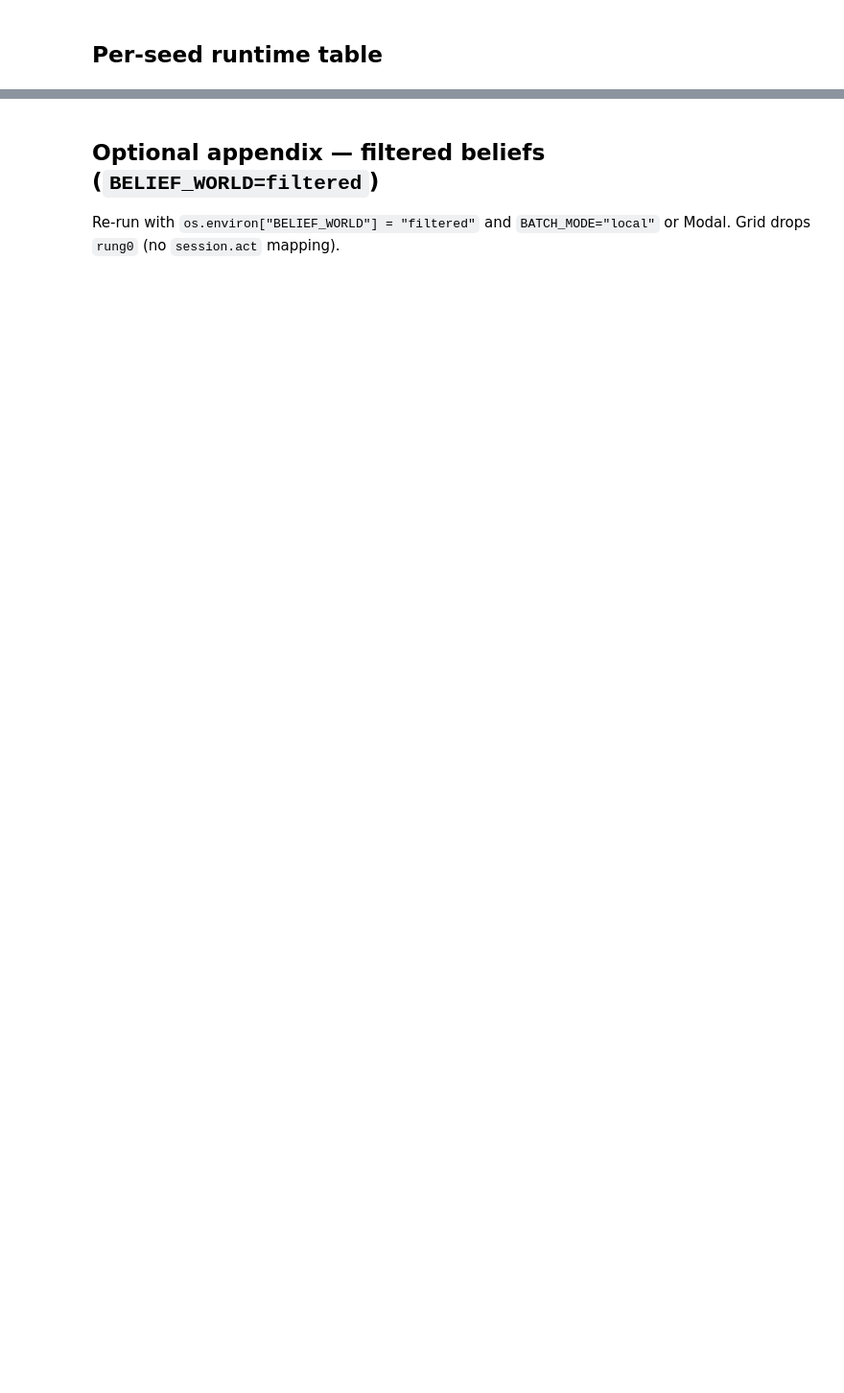
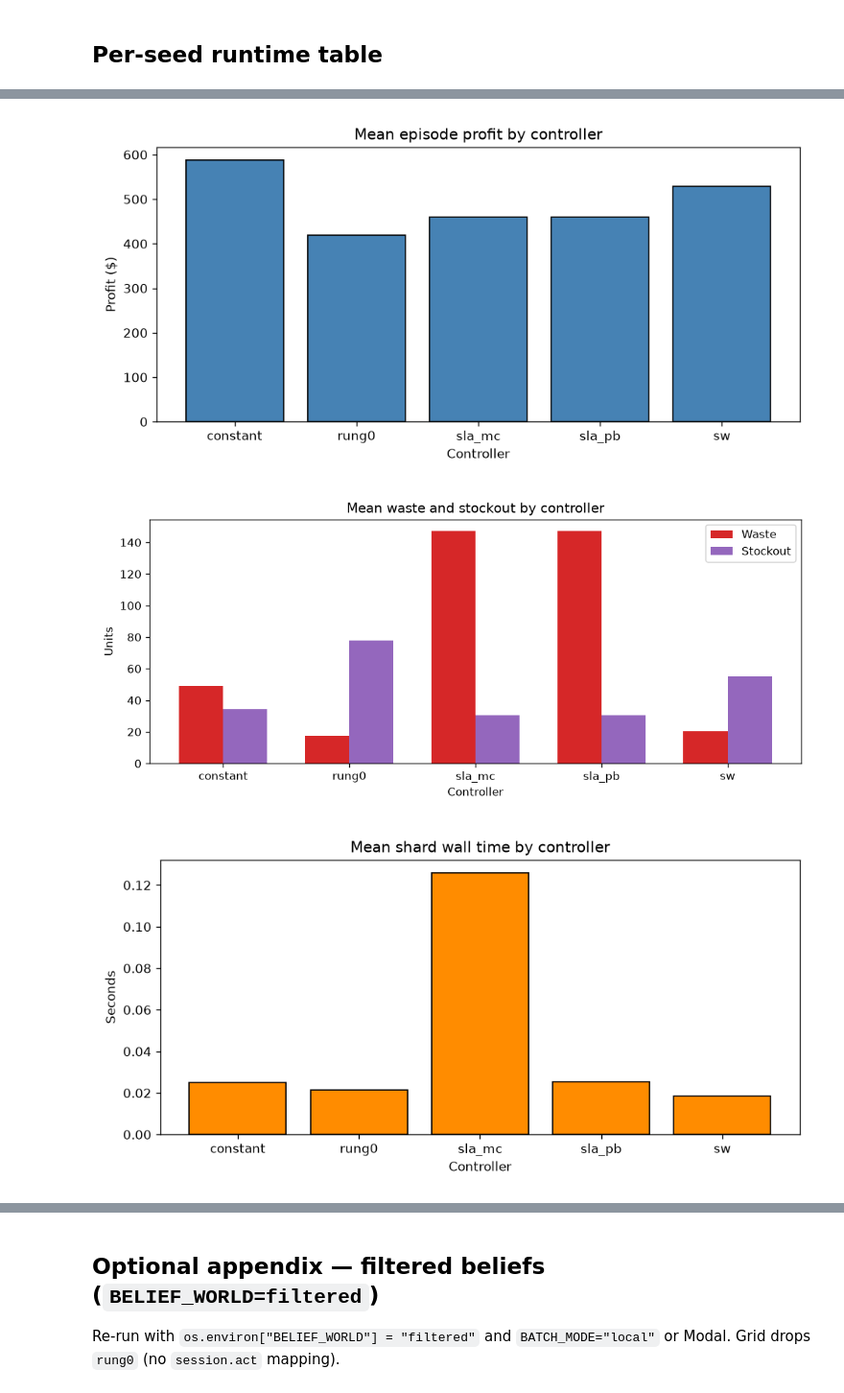
Before and after one commit to OliverEvans96/blueberries-voi, a Jupyter notebook: notebooks/21_rust_controller_bakeoff.ipynb, the cells around one changed output, grey strips where cells are left out. Shown at 96% size. Drawn from its saved outputs; the diff is of its cells as text; code cells hidden in the pictures; blank space fills up the shorter version.

Commit message:
T-163 (implement): execute nb21 controller bakeoff with analysis
Team-Role: implement
Team-Ticket: T-163

```diff
--- a/notebooks/21_rust_controller_bakeoff.ipynb
+++ b/notebooks/21_rust_controller_bakeoff.ipynb
@@ -59,14 +59,14 @@ from blueberries_voi.experiments.policy_bakeoff_viz import (
 )
 from blueberries_voi.experiments.voi_profit import load_damped_sw_bo_params
 
-BATCH_MODE: Literal["modal", "local"] = "local"
+BATCH_MODE: Literal["modal", "local"] = "modal"
 SMOKE = False
 BELIEF_WORLD = belief_world_from_env()
 ARMS = arms_for_belief_world(BELIEF_WORLD)
 SEEDS = (42,) if SMOKE else DEFAULT_CONTROLLER_SEEDS
 N_BURN, N_SCORE = 2, 14
 RHO = load_damped_sw_bo_params()[1]
-OUT_DIR = Path("notebooks/outputs/nb21_controller_bakeoff")
+OUT_DIR = REPO_ROOT / "notebooks" / "outputs" / "nb21_controller_bakeoff"
 OUT_DIR.mkdir(parents=True, exist_ok=True)
 
 print(
@@ -146,0 +213,17 @@ runtime_pivot.to_csv(OUT_DIR / "runtime_by_seed.csv")
+# %%
+from IPython.display import Image, display
+
+for fig_name in [
+    "01_profit_by_arm.png",
+    "02_waste_stockout.png",
+    "03_runtime_by_arm.png",
+    "04_paired_delta_vs_sw.png",
+    "05_runtime_frontier.png",
+]:
+    path = OUT_DIR / fig_name
+    if path.is_file():
+        display(Image(filename=str(path)))
+# %% [output]
+[figure, added]
+[figure, added]
+[figure, added]
```
Also changed, not shown: parts of 7 cells of this notebook, 9 other files.
